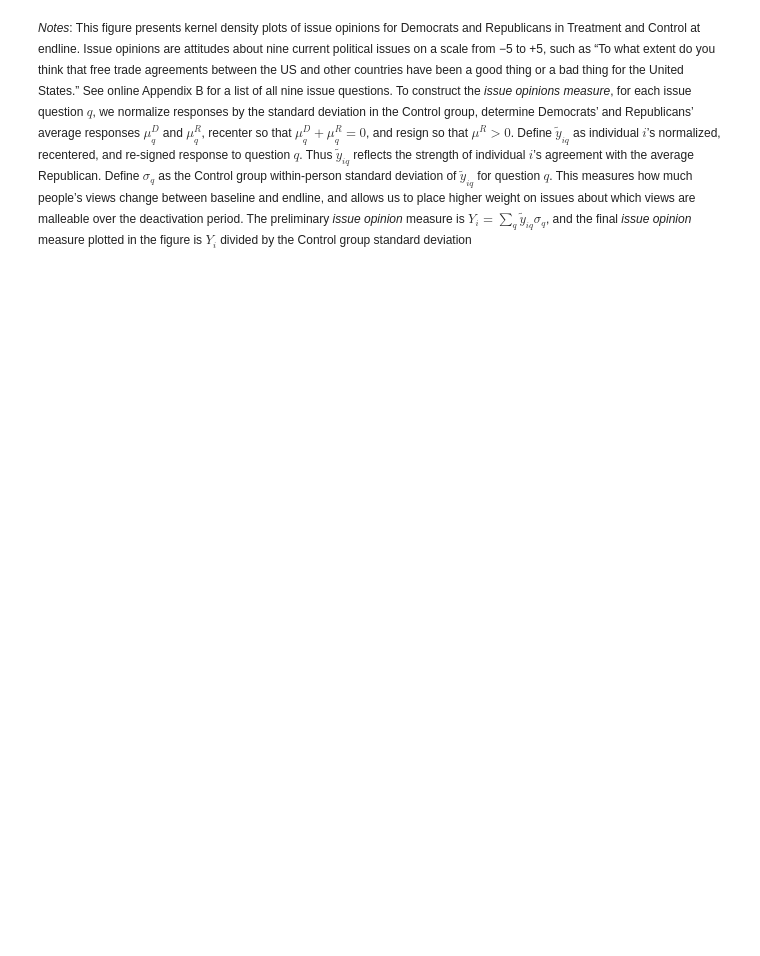
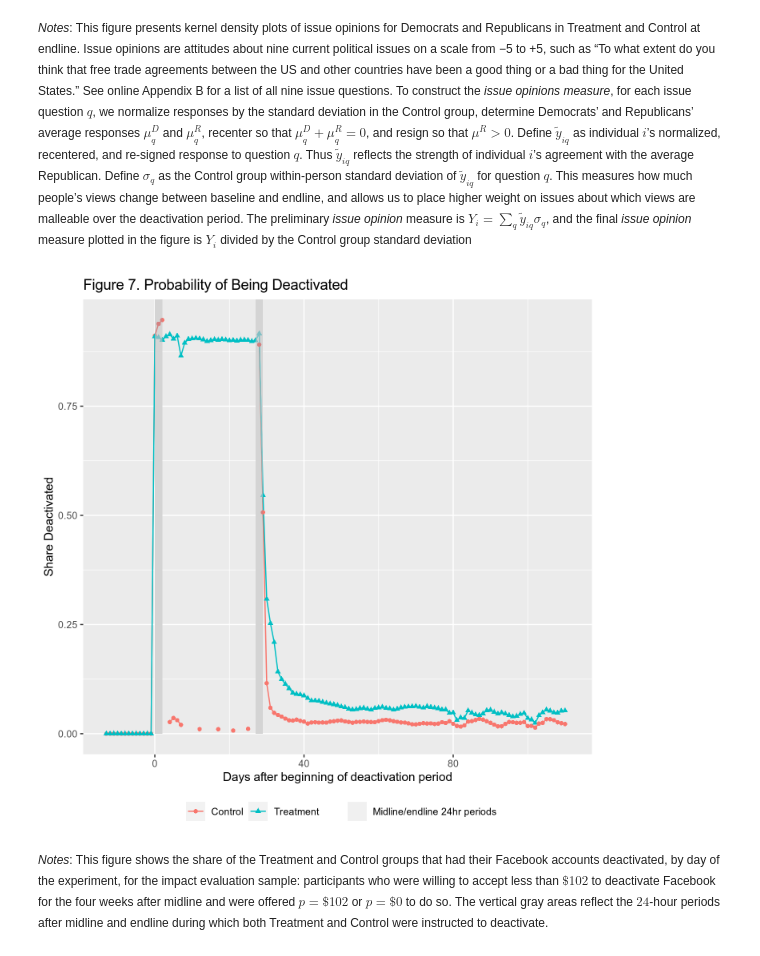
Before and after one commit to feauazmu/RepAllcotetal, a Jupyter notebook: replication_notebook.ipynb, the cells around one changed output. Saved outputs shown, nothing was run; the diff lists cells and outputs as text; code cells hidden in the pictures; blank space fills up the shorter version.

```diff
--- a/replication_notebook.ipynb
+++ b/replication_notebook.ipynb
@@ -112,0 +112,7 @@ figureFour
+# %%
+figureSeven <- genFigSeven(finalData)
+figureSeven
+# %% [output]
+[figure, added]
+# %% [markdown]
+<p style="font-size:12px"><i>Notes</i>: This figure shows the share of the Treatment and Control groups that had their Facebook accounts deactivated, by day of the experiment, for the impact evaluation sample: participants who were willing to accept less than $\$102$ to deactivate Facebook for the four weeks after midline and were offered $p = \$102$ or $p = \$0$ to do so. The vertical gray areas reflect the $24$-hour periods after midline and endline during which both Treatment and Control were instructed to deactivate.</p>
```
Also changed, not shown: parts of 2 cells of this notebook.
